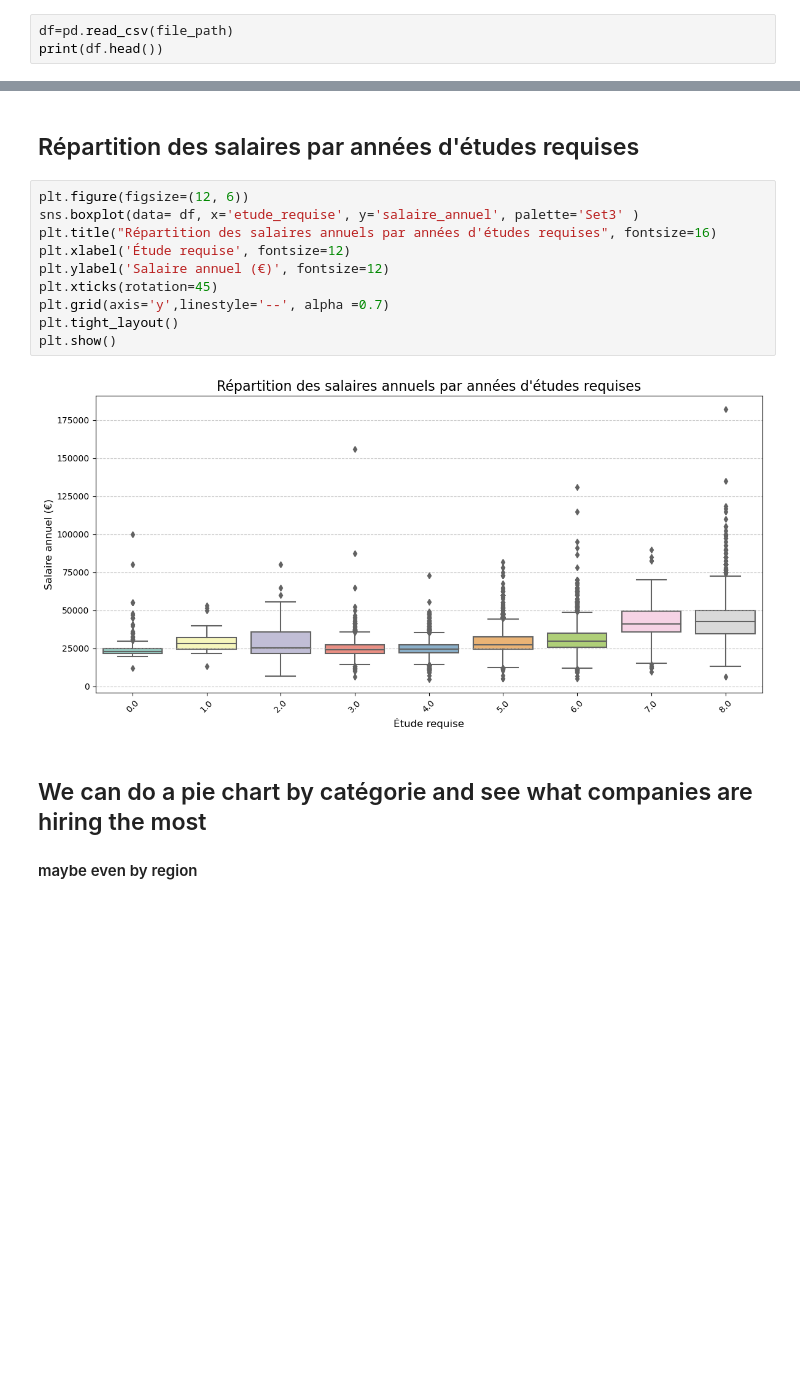
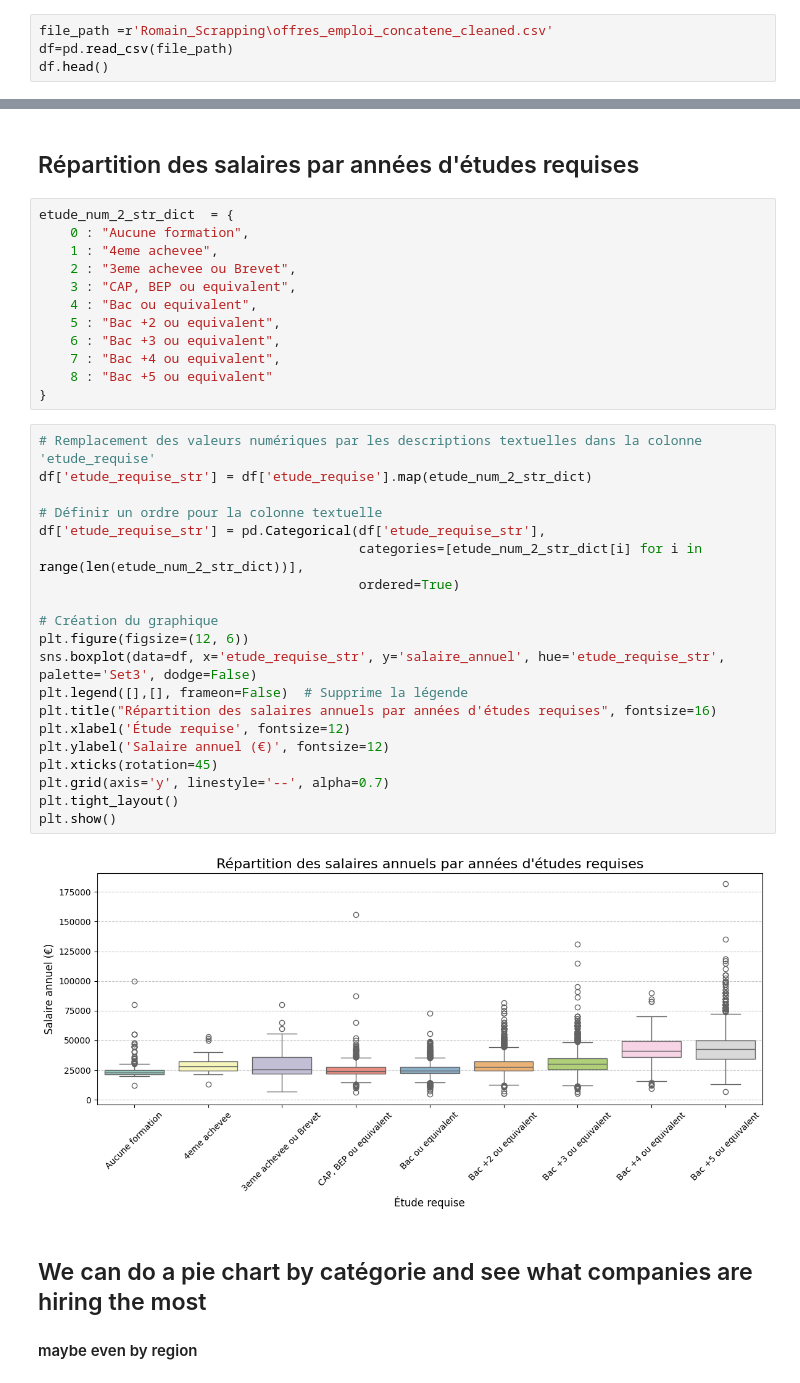
Before and after one commit to smnnawal4/projet-salaires, a Jupyter notebook: stats.ipynb, the cells around one changed output, grey strips where cells are left out. Drawn from its saved outputs; the diff is of its cells as text; blank space fills up the shorter version.

```diff
--- a/stats.ipynb
+++ b/stats.ipynb
@@ -30,4 +28,5 @@ file_path ='/Users/saimanenawal/Downloads/offres_emploi_concatene_cleaned.csv'
 # %%
+file_path =r'Romain_Scrapping\offres_emploi_concatene_cleaned.csv'
 df=pd.read_csv(file_path)
-print(df.head())
+df.head()
 # %% [output]
@@ -141,18 +141,40 @@ plt.show()
 On remarque que les plus haut salaires sont sur Paris
 # %% [markdown]
 ## Répartition des salaires par années d'études requises
+# %%
+etude_num_2_str_dict  = {
+    0 : "Aucune formation",
+    1 : "4eme achevee",
+    2 : "3eme achevee ou Brevet",
+    3 : "CAP, BEP ou equivalent",
+    4 : "Bac ou equivalent",
+    5 : "Bac +2 ou equivalent",
+    6 : "Bac +3 ou equivalent",
+    7 : "Bac +4 ou equivalent",
+    8 : "Bac +5 ou equivalent"
+}
 # %%
+# Remplacement des valeurs numériques par les descriptions textuelles dans la colonne 'etude_requise'
+df['etude_requise_str'] = df['etude_requise'].map(etude_num_2_str_dict)
+
+# Définir un ordre pour la colonne textuelle
+df['etude_requise_str'] = pd.Categorical(df['etude_requise_str'],
+                                         categories=[etude_num_2_str_dict[i] for i in range(len(etude_num_2_str_dict))],
+                                         ordered=True)
+
+# Création du graphique
 plt.figure(figsize=(12, 6))
-sns.boxplot(data= df, x='etude_requise', y='salaire_annuel', palette='Set3' )
+sns.boxplot(data=df, x='etude_requise_str', y='salaire_annuel', hue='etude_requise_str', palette='Set3', dodge=False)
+plt.legend([],[], frameon=False)  # Supprime la légende
 plt.title("Répartition des salaires annuels par années d'études requises", fontsize=16)
 plt.xlabel('Étude requise', fontsize=12)
 plt.ylabel('Salaire annuel (€)', fontsize=12)
 plt.xticks(rotation=45)
-plt.grid(axis='y',linestyle='--', alpha =0.7)
+plt.grid(axis='y', linestyle='--', alpha=0.7)
 plt.tight_layout()
 plt.show()
 # %% [output]
-[figure, old version]
+[figure, new version]
 # %% [markdown]
 ## We can do a pie chart by catégorie and see what companies are hiring the most
 #### maybe even by region
```
Also changed, not shown: parts of 7 cells of this notebook.
